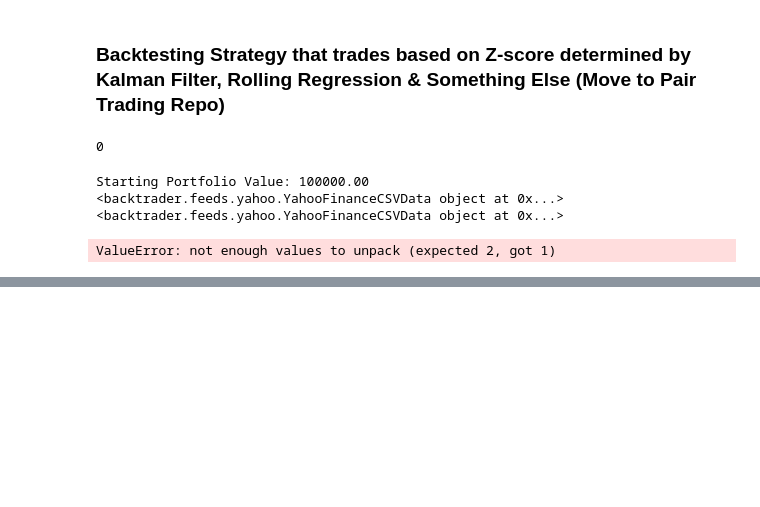
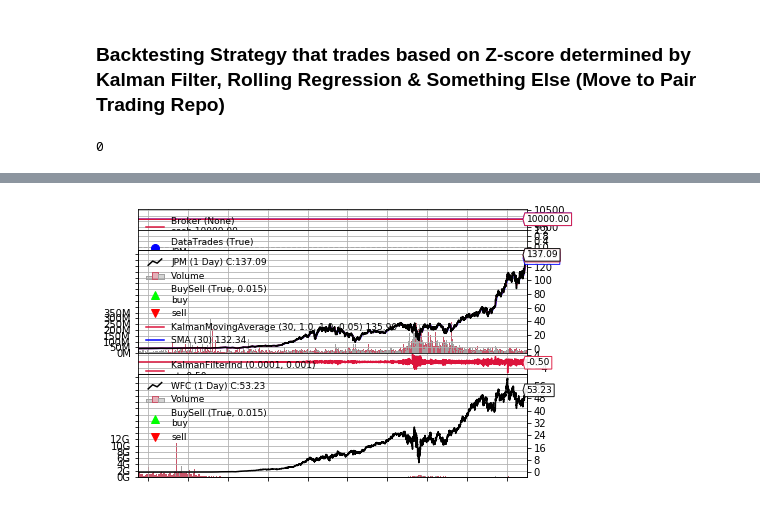
Before and after one commit to johnsoong216/trackingfilters, a Jupyter notebook: demos/KalmanPairTrading.ipynb, the cells around one changed output, grey strips where cells are left out. Drawn from its saved outputs; the diff is of its cells as text; code cells hidden in the pictures; blank space fills up the shorter version.

```diff
--- a/demos/KalmanPairTrading.ipynb
+++ b/demos/KalmanPairTrading.ipynb
@@ -375,17 +355,4 @@ class PairTradingStrategy(bt.Strategy):
 # %%
-cerebro.addstrategy(PairTradingStrategy)
+cerebro.addstrategy(KalmanSt)
 # %% [output]
 0
-# %%
-# Print out the starting conditions
-print('Starting Portfolio Value: %.2f' % cerebro.broker.getvalue())
-
-# Run over everything
-cerebro.run()
-
-# Print out the final result
-print('Final Portfolio Value: %.2f' % cerebro.broker.getvalue())
-# %% [output]
-Starting Portfolio Value: 100000.00
-<backtrader.feeds.yahoo.YahooFinanceCSVData object at 0x...> <backtrader.feeds.yahoo.YahooFinanceCSVData object at 0x...>
-ValueError: not enough values to unpack (expected 2, got 1)
@@ -391,0 +361,4 @@ ValueError: not enough values to unpack (expected 2, got 1)
+# %%
+cerebro.plot();
+plt.show()
+# %% [output]
@@ -391,0 +367 @@ ValueError: not enough values to unpack (expected 2, got 1)
+[figure, added]
```
Also changed, not shown: parts of 4 cells of this notebook, 3 other files.
